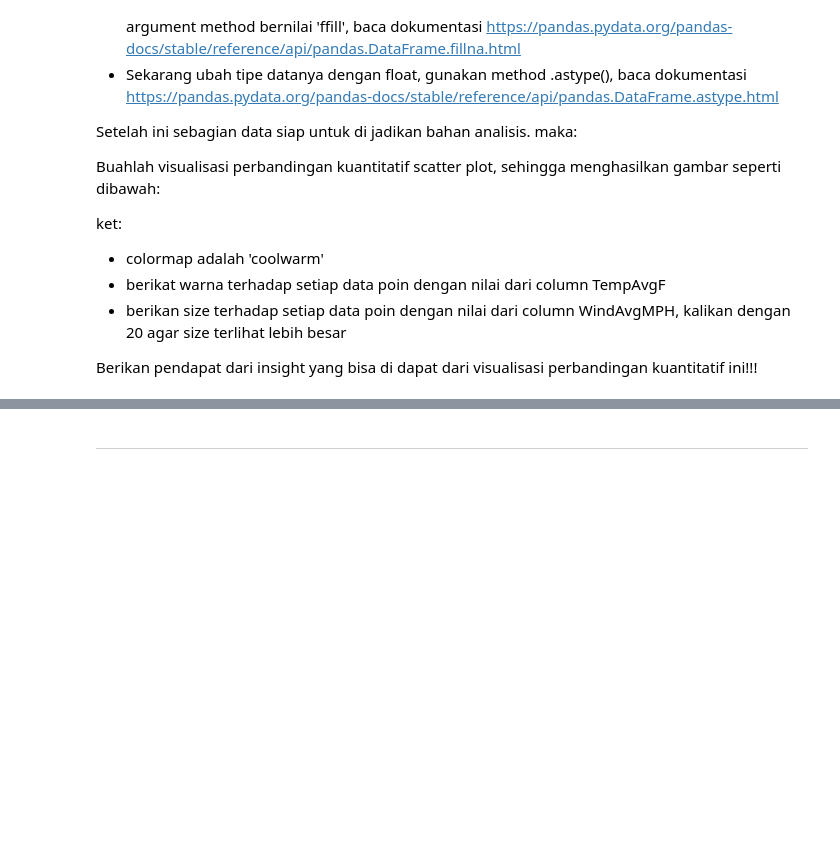
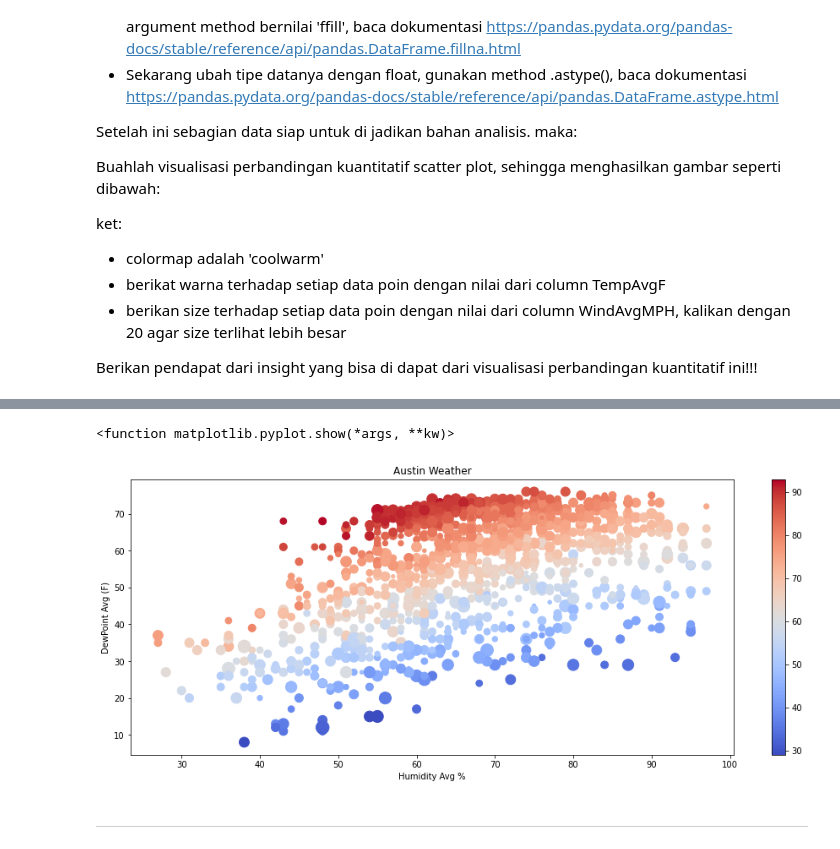
Before and after one commit to amandaps/sanbercode, a Jupyter notebook: Tugas Hari 4 Pekan 3_Amanda Putri.ipynb, the cells around one changed output, grey strips where cells are left out. Saved outputs shown, nothing was run; the diff lists cells and outputs as text; code cells hidden in the pictures; blank space fills up the shorter version.

```diff
--- a/Tugas Hari 4 Pekan 3_Amanda Putri.ipynb
+++ b/Tugas Hari 4 Pekan 3_Amanda Putri.ipynb
@@ -68,3 +66,27 @@ Berikan pendapat dari insight yang bisa di dapat dari visualisasi perbandingan k
+# %%
+# code here
+
+def clear_data(series):
+    series.replace('-', np.nan, inplace=True)
+    series.fillna(method='ffill', inplace=True)
+    return series.astype('float')
+
+df['DewPointAvgF'] = clear_data(df['DewPointAvgF'])
+df['HumidityAvgPercent'] = clear_data(df['HumidityAvgPercent'])
+df['TempAvgF'] = clear_data(df['TempAvgF'])
+df['WindAvgMPH'] = clear_data(df['WindAvgMPH'])
+
+fig, ax = plt.subplots(figsize=(16,6))
+colormap = ax.scatter(df['HumidityAvgPercent'], df['DewPointAvgF'], c=df['TempAvgF'], cmap='coolwarm', s=df['WindAvgMPH']*20)
+fig.colorbar(colormap)
+
+ax.set_ylabel('DewPoint Avg (F)')
+ax.set_xlabel('Humidity Avg %')
+ax.set_title('Austin Weather')
+plt.show
+# %% [output]
+<function matplotlib.pyplot.show(*args, **kw)>
+[figure, added]
 # %% [markdown]
 ---
 # %% [markdown]
```
Also changed, not shown: parts of 6 cells of this notebook.
